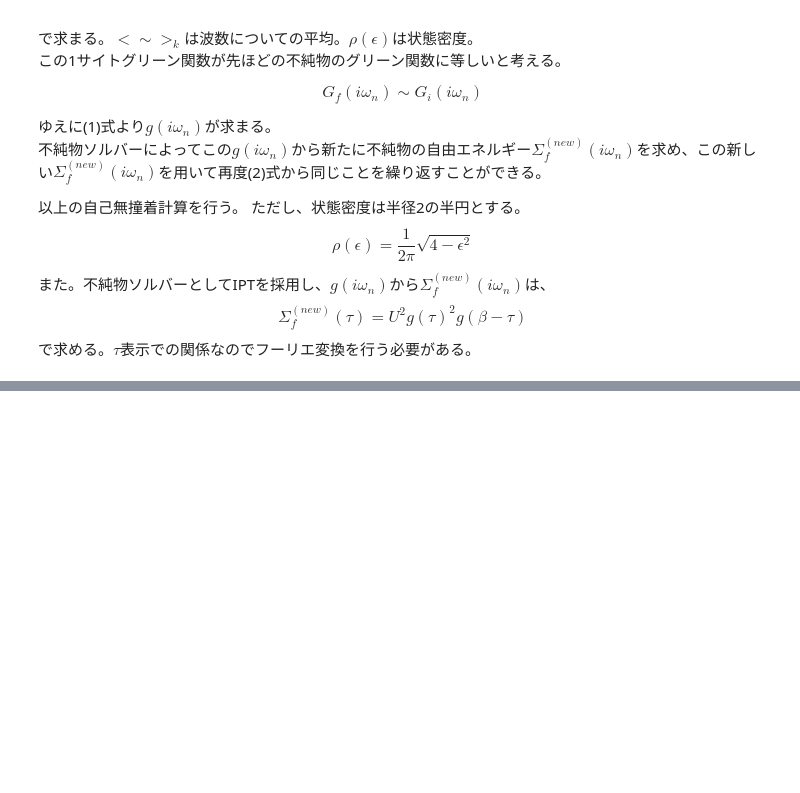
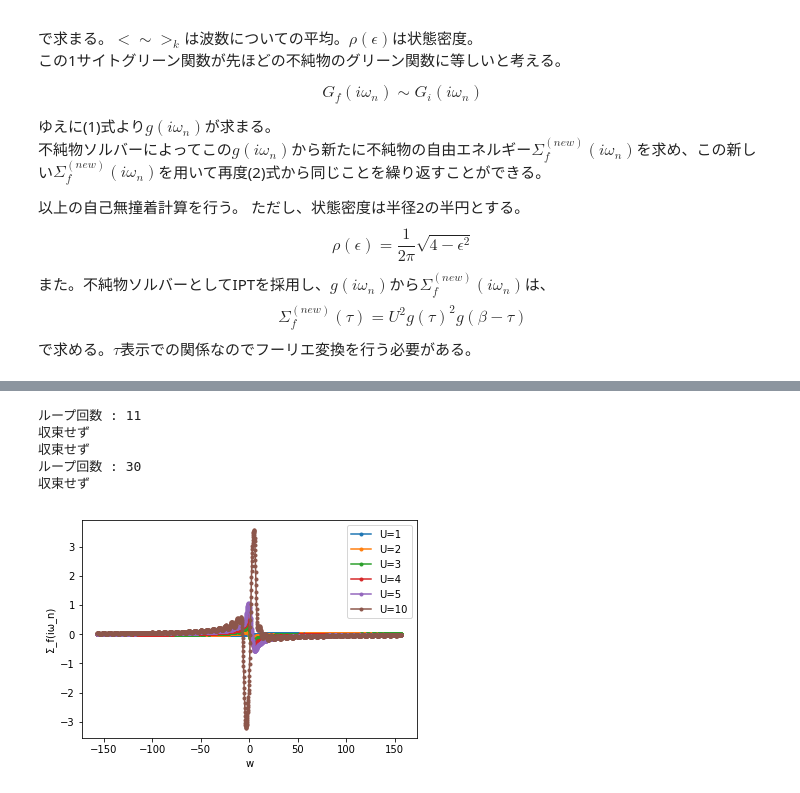
Before and after one commit to ykamizato/IPT, a Jupyter notebook: DMFT by IPT.ipynb, the cells around one changed output, grey strips where cells are left out. Saved outputs shown, nothing was run; the diff lists cells and outputs as text; code cells hidden in the pictures; blank space fills up the shorter version.

```diff
--- a/DMFT by IPT.ipynb
+++ b/DMFT by IPT.ipynb
@@ -161,23 +165,29 @@ roop : 90
 # %%
 S_iw_matrix = S_iw_U1
 
 # U=2からU=6の場合も計算
 
 for u in range(2,6) :
-    S_iw_matrix = np.vstack(S_iw_U , recur(beta=50,U=u))
+    S_iw_matrix = np.vstack( (S_iw_matrix , recur(U=u,k=0.3)) )
 
 # U=10の場合も計算
 
-S_iw_U = np.vstack(S_iw_matrix,recur(beta=50,U=10))
+S_iw_matrix = np.vstack( (S_iw_matrix,recur(U=10)) )
 
-plt.plot(w, S_iw_U.imag[0,:], label='U=1', marker='.')
-plt.plot(w, S_iw_U.imag[1,:], label='U=2', marker='.')
-plt.plot(w, S_iw_U.imag[2,:], label='U=3', marker='.')
-plt.plot(w, S_iw_U.imag[3,:], label='U=4', marker='.')
-plt.plot(w, S_iw_U.imag[4,:], label='U=5', marker='.')
-plt.plot(w, S_iw_U.imag[5,:], label='U=6', marker='.')
-plt.plot(w, S_iw_U.imag[6,:], label='U=10', marker='.')
+plt.plot(w, S_iw_matrix.imag[0,:], label='U=1', marker='.')
+plt.plot(w, S_iw_matrix.imag[1,:], label='U=2', marker='.')
+plt.plot(w, S_iw_matrix.imag[2,:], label='U=3', marker='.')
+plt.plot(w, S_iw_matrix.imag[3,:], label='U=4', marker='.')
+plt.plot(w, S_iw_matrix.imag[4,:], label='U=5', marker='.')
+plt.plot(w, S_iw_matrix.imag[5,:], label='U=10', marker='.')
 plt.xlabel('w')
 plt.ylabel('Σ_f(iω_n)')
 plt.legend()
 plt.show()
+# %% [output]
+ループ回数 : 11
+収束せず
+収束せず
+ループ回数 : 30
+収束せず
+[figure, added]
```
Also changed, not shown: parts of 3 cells of this notebook.
